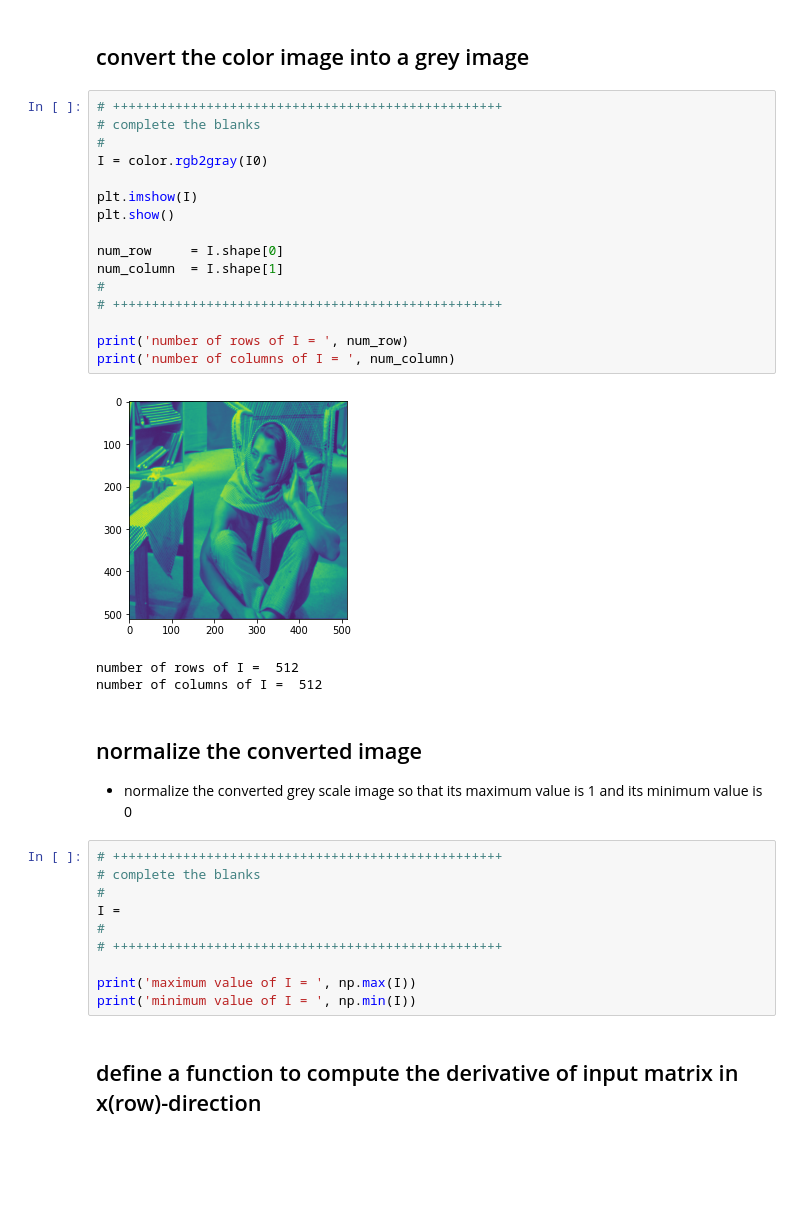
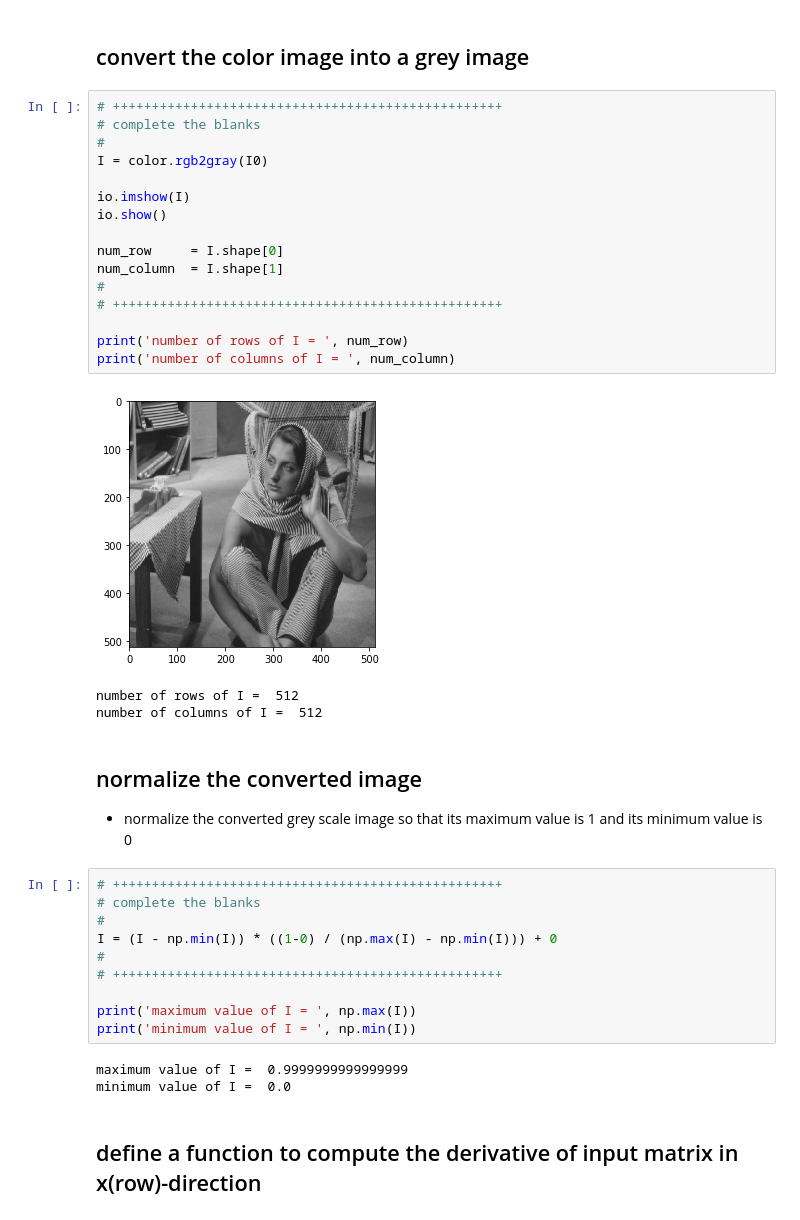
Before and after one commit to rlaxo1022/ML-assignment, a Jupyter notebook: 04/assignment_04.ipynb, the cells around one changed output. Drawn from its saved outputs; the diff is of its cells as text; blank space fills up the shorter version.

```diff
--- a/04/assignment_04.ipynb
+++ b/04/assignment_04.ipynb
@@ -40,21 +40,21 @@ number of channels of I0 =  3
 # %%
 # ++++++++++++++++++++++++++++++++++++++++++++++++++
 # complete the blanks
 #
 I = color.rgb2gray(I0)
 
-plt.imshow(I)
-plt.show()
+io.imshow(I)
+io.show()
 
 num_row     = I.shape[0]
 num_column  = I.shape[1]
 #
 # ++++++++++++++++++++++++++++++++++++++++++++++++++
 
 print('number of rows of I = ', num_row)
 print('number of columns of I = ', num_column)
 # %% [output]
-[figure, old version]
+[figure, new version]
 number of rows of I =  512
 number of columns of I =  512
 # %% [markdown]
@@ -64,12 +64,15 @@ number of columns of I =  512
 # ++++++++++++++++++++++++++++++++++++++++++++++++++
 # complete the blanks
 #
-I =
+I = (I - np.min(I)) * ((1-0) / (np.max(I) - np.min(I))) + 0
 #
 # ++++++++++++++++++++++++++++++++++++++++++++++++++
 
 print('maximum value of I = ', np.max(I))
 print('minimum value of I = ', np.min(I))
+# %% [output]
+maximum value of I =  0.9999999999999999
+minimum value of I =  0.0
 # %% [markdown]
 ## define a function to compute the derivative of input matrix in x(row)-direction
 # %% [markdown]
```
